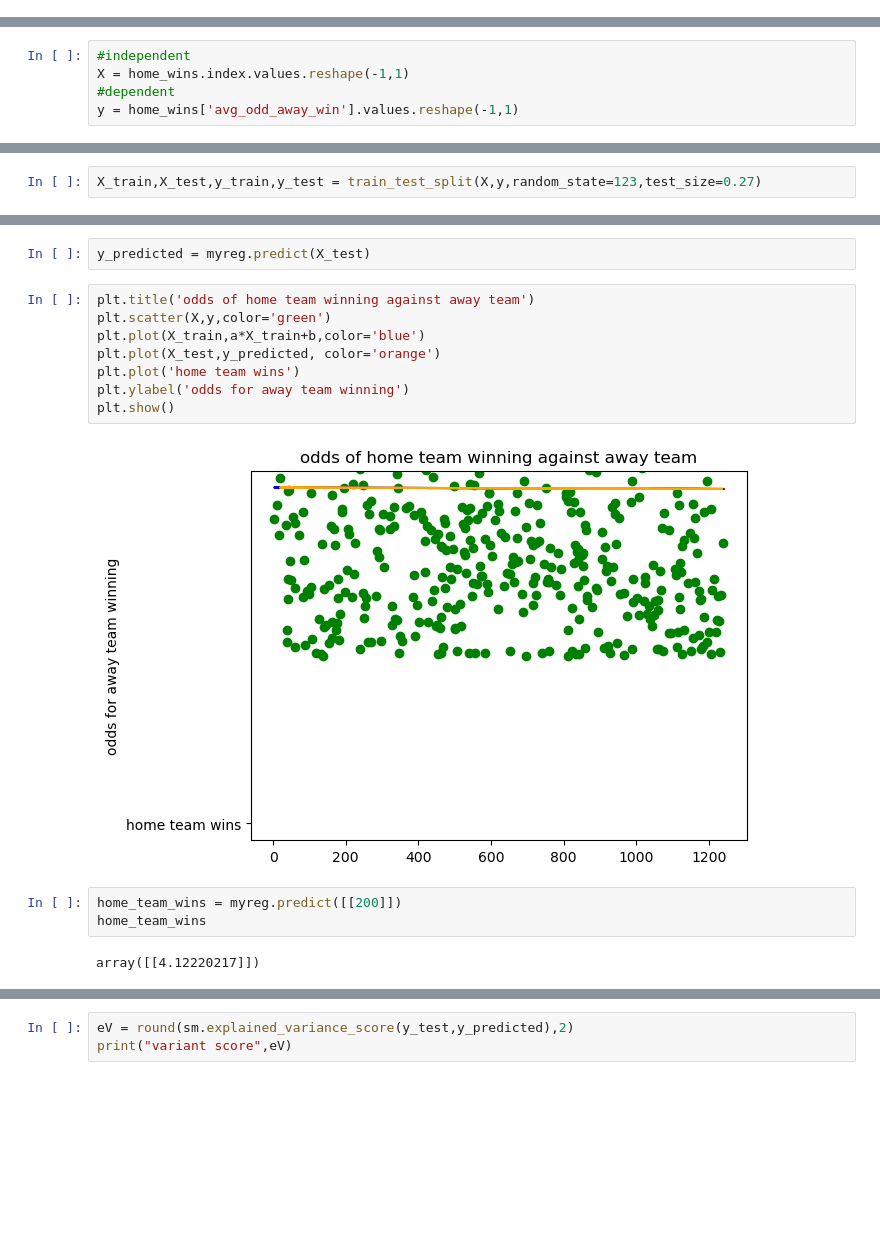
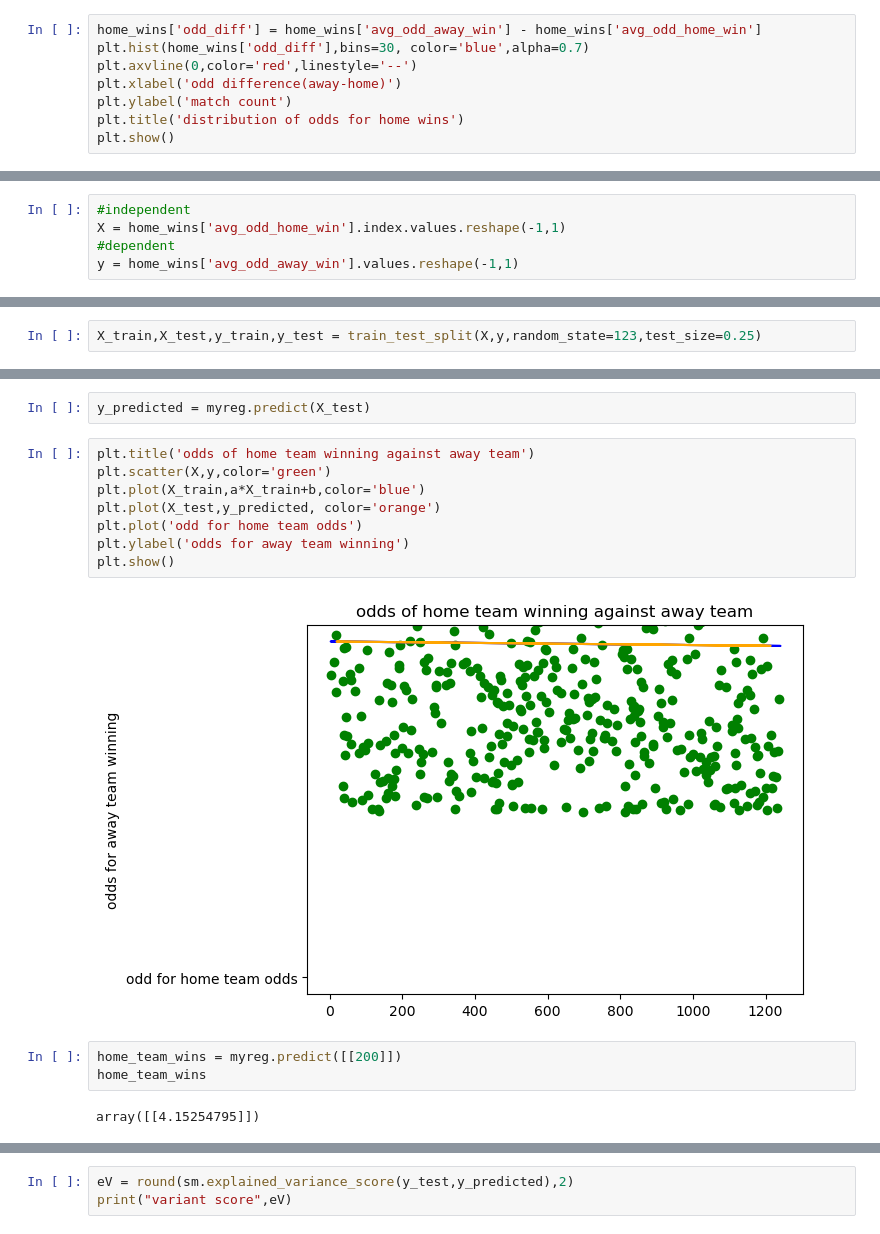
Before and after one commit to peterjanas/betting-BI, a Jupyter notebook: hometeam_advantage.ipynb, the cells around one changed output, grey strips where cells are left out. Cells and saved outputs as stored; diff of their text form; blank space fills up the shorter version.

```diff
--- a/hometeam_advantage.ipynb
+++ b/hometeam_advantage.ipynb
@@ -81,0 +84,8 @@ plt.show()
+# %%
+home_wins['odd_diff'] = home_wins['avg_odd_away_win'] - home_wins['avg_odd_home_win']
+plt.hist(home_wins['odd_diff'],bins=30, color='blue',alpha=0.7)
+plt.axvline(0,color='red',linestyle='--')
+plt.xlabel('odd difference(away-home)')
+plt.ylabel('match count')
+plt.title('distribution of odds for home wins')
+plt.show()
@@ -82,6 +99,6 @@ plt.show()
 # %%
 #independent
-X = home_wins.index.values.reshape(-1,1)
+X = home_wins['avg_odd_home_win'].index.values.reshape(-1,1)
 #dependent
 y = home_wins['avg_odd_away_win'].values.reshape(-1,1)
 # %%
@@ -120,5 +137,5 @@ sns.lmplot(x='home_wins',y='avg_odd_away_win',data=df,fit_reg=True)
 # %%
-X_train,X_test,y_train,y_test = train_test_split(X,y,random_state=123,test_size=0.27)
+X_train,X_test,y_train,y_test = train_test_split(X,y,random_state=123,test_size=0.25)
 # %%
 print(X_train.shape)
 print(y_train.shape)
@@ -156,18 +173,18 @@ y_predicted = myreg.predict(X_test)
 # %%
 plt.title('odds of home team winning against away team')
 plt.scatter(X,y,color='green')
 plt.plot(X_train,a*X_train+b,color='blue')
 plt.plot(X_test,y_predicted, color='orange')
-plt.plot('home team wins')
+plt.plot('odd for home team odds')
 plt.ylabel('odds for away team winning')
 plt.show()
 # %% [output]
-[figure, old version]
+[figure, new version]
 # %%
 home_team_wins = myreg.predict([[200]])
 home_team_wins
 # %% [output]
-array([[4.12220217]])
+array([[4.15254795]])
 # %%
 home_team_match_number_won = 145
 away_team_match_predicted = myreg.predict([[home_team_match_number_won]])
```
Also changed, not shown: parts of 13 cells of this notebook, 1 other file.
